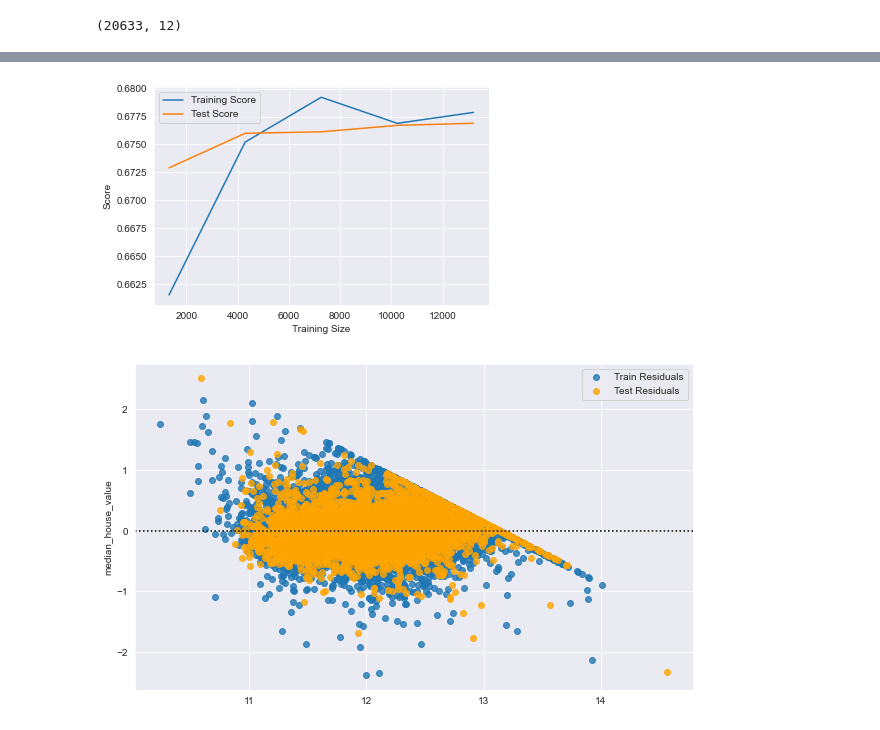
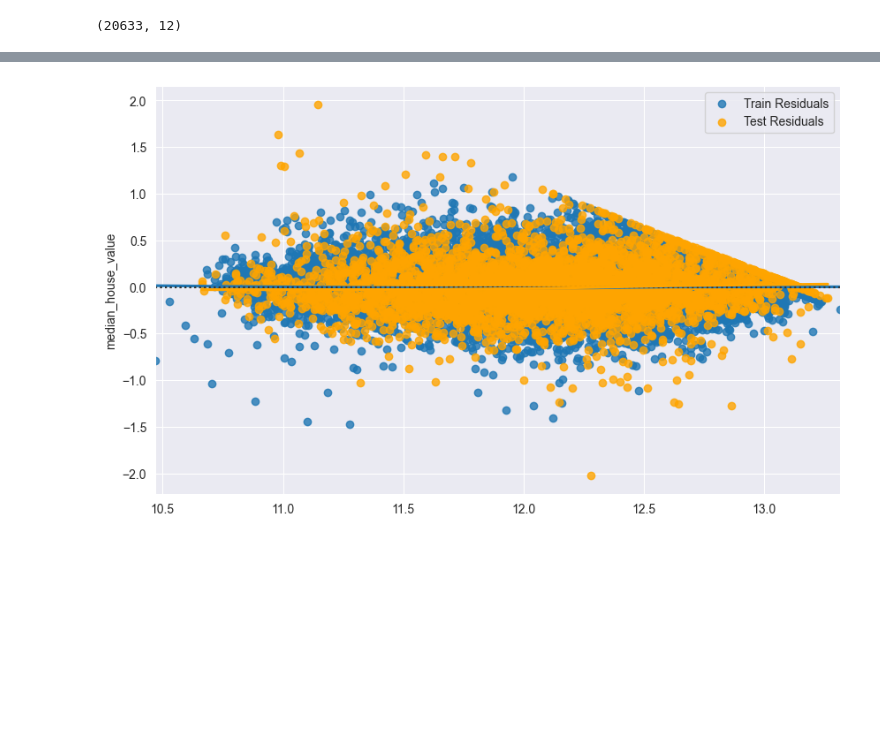
Before and after one commit to litleWY/House-Prediction, a Jupyter notebook: house_prediction.ipynb, the cells around one changed output, grey strips where cells are left out. Saved outputs shown, nothing was run; the diff lists cells and outputs as text; code cells hidden in the pictures; blank space fills up the shorter version.

```diff
--- a/house_prediction.ipynb
+++ b/house_prediction.ipynb
@@ -331,18 +334,18 @@ memory usage: 1.4 MB
 from sklearn.model_selection import train_test_split
 train_X, test_X, train_y, test_y = train_test_split(all_df, y_train,test_size = 0.2, random_state =42)
 # %%
-# Logistic Regression
-from sklearn.linear_model import LinearRegression
+# # Logistic Regression
+# from sklearn.linear_model import LinearRegression
 
-lr = LinearRegression()
-lr.fit(train_X, train_y)
-y_pred = lr.predict(test_X)
-acc_log = round(lr.score(train_X, train_y) * 100, 2)
-test_log = round(lr.score(test_X, test_y) * 100, 2)
+# lr = LinearRegression()
+# lr.fit(train_X, train_y)
+# y_pred = lr.predict(test_X)
+# acc_log = round(lr.score(train_X, train_y) * 100, 2)
+# test_log = round(lr.score(test_X, test_y) * 100, 2)
 
-from sklearn.metrics import mean_squared_error
+# from sklearn.metrics import mean_squared_error
 
-mse = mean_squared_error(test_y, y_pred)
+# mse = mean_squared_error(test_y, y_pred)
 
-print('Acc_log: {:.2f}\nTest Accuracy: {:.2f}'.format(acc_log, test_log))
-print(f"Mean Squared Error:: {mse}")
+# print('Acc_log: {:.2f}\nTest Accuracy: {:.2f}'.format(acc_log, test_log))
+# print(f"Mean Squared Error:: {mse}")
@@ -353,27 +522,34 @@ Mean Squared Error:: 0.10310317560489014
 # %%
-from sklearn.model_selection import learning_curve
-import matplotlib.pyplot as plt
+# from sklearn.model_selection import learning_curve
+# import matplotlib.pyplot as plt
 
-train_sizes, train_scores, test_scores = learning_curve(lr, train_X, train_y, cv=5)
+# train_sizes, train_scores, test_scores = learning_curve(lr, train_X, train_y, cv=5)
 
-plt.plot(train_sizes, train_scores.mean(axis=1), label='Training Score')
-plt.plot(train_sizes, test_scores.mean(axis=1), label='Test Score')
-plt.xlabel('Training Size')
-plt.ylabel('Score')
-plt.legend()
-plt.show()
+# plt.plot(train_sizes, train_scores.mean(axis=1), label='Training Score')
+# plt.plot(train_sizes, test_scores.mean(axis=1), label='Test Score')
+# plt.xlabel('Training Size')
+# plt.ylabel('Score')
+# plt.legend()
+# plt.show()
-# %% [output]
-[figure, removed]
 # %%
 import seaborn as sns
+import matplotlib.pyplot as plt
 
-y_train_pred = lr.predict(train_X)
-y_test_pred = lr.predict(test_X)
+# 获取预测值
+y_train_pred = catboost_model.predict(train_X)
+y_test_pred = catboost_model.predict(test_X)
 
-plt.figure(figsize=(10,6))
-sns.residplot(y_train_pred, train_y, label='Train Residuals')
-sns.residplot(y_test_pred, test_y, label='Test Residuals', color='orange')
+# 生成残差图
+plt.figure(figsize=(10, 6))
+
+# 绘制训练集残差图
+sns.residplot(x=y_train_pred, y=train_y, label='Train Residuals', lowess=True)
+
+# 绘制测试集残差图
+sns.residplot(x=y_test_pred, y=test_y, label='Test Residuals', color='orange', lowess=True)
+
+# 添加图例和显示图像
 plt.legend()
 plt.show()
 # %% [output]
-[figure, old version]
+[figure, new version]
```
Also changed, not shown: parts of 13 cells of this notebook.
